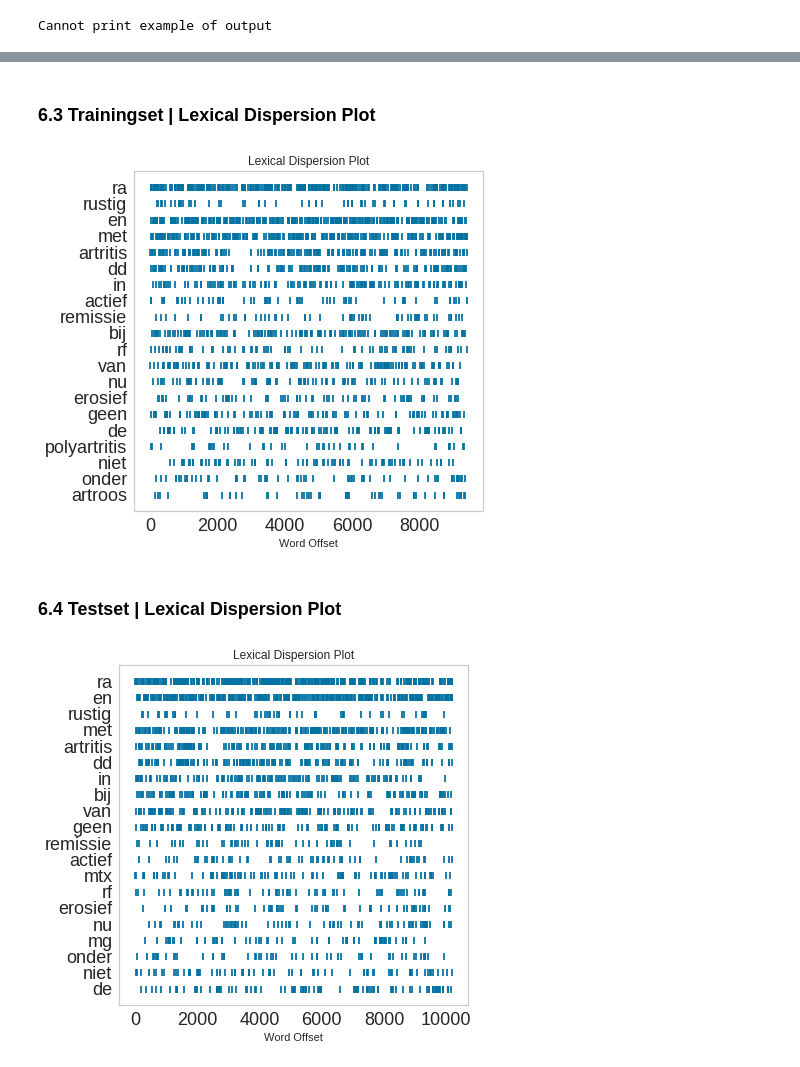
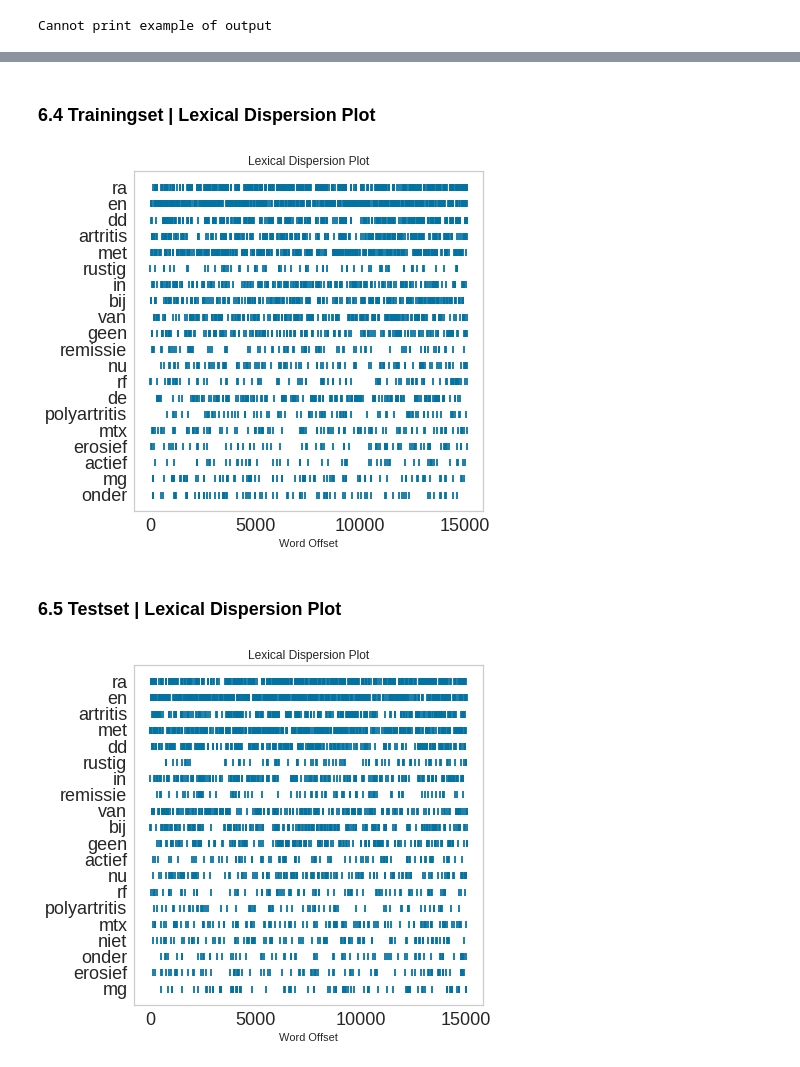
Before and after one commit to levrex/DiagnosisExtraction_ML, a Jupyter notebook: Notebook_Diagnosis_Extraction.ipynb, the cells around one changed output, grey strips where cells are left out. Drawn from its saved outputs; the diff is of its cells as text; code cells hidden in the pictures.

```diff
--- a/Notebook_Diagnosis_Extraction.ipynb
+++ b/Notebook_Diagnosis_Extraction.ipynb
@@ -138,9 +128,8 @@ if (balance):
 ### 1.3 Splitting annotated set on both the textual data and the label (Y)
 # %%
 X = radiag_df['XANTWOORD'].values
-y = radiag_df[['ID', 'Outcome']].values
-y_tot = radiag_df['Outcome'].values
-y_b = np.array([bc.binarize(val) for val in y_tot])
+y = radiag_df['Outcome'].values
+y_b = np.array([bc.binarize(val) for val in y])
 # %% [markdown]
 ### 1.4 Visualizing the data
 #### Plot: Prevalence of RA-cases
@@ -193,35 +185,35 @@ Listed below are the following models: Naive Bayes, Gradient Boosting, Neural Ne
 # %%
 pipe_list = [
     # Naive Bayes - 0
-    Pipeline([('vect', TfidfVectorizer()),
+    Pipeline([('vect', TfidfVectorizer(ngram_range=(1, 3))),
                 ('clf', MultinomialNB()),
             ]),
     # Gradient Boosting - 1
-    Pipeline([('vect', TfidfVectorizer()),
+    Pipeline([('vect', TfidfVectorizer(ngram_range=(1, 3))),
                 ('clf', ske.GradientBoostingClassifier(random_state=SEED))
             ]),
     # Neural Networks - 2
-    Pipeline([('vect', TfidfVectorizer()),
+    Pipeline([('vect', TfidfVectorizer(ngram_range=(1, 3))),
                 ('clf', MLPClassifier(solver='lbfgs', random_state=SEED)), # hidden_layer_sizes=(5, 2), ,
             ]),
     # Decision Tree - 3
-    Pipeline([('vect', TfidfVectorizer()),
+    Pipeline([('vect', TfidfVectorizer(ngram_range=(1, 3))),
                 ('clf', tree.DecisionTreeClassifier(random_state=SEED)),
             ]),
     # XGB classifier 4
-    Pipeline([('vect', TfidfVectorizer()),
+    Pipeline([('vect', TfidfVectorizer(ngram_range=(1, 3))),
                 ('clf', XGBClassifier(random_state=SEED)), # learning_rate=0.1,n_estimators=100,
             ]),
     # SVM 5 - NuSVC probability
-    Pipeline([('vect', TfidfVectorizer()),
+    Pipeline([('vect', TfidfVectorizer(ngram_range=(1, 3))),
                 ('clf', NuSVC(probability=True,random_state=SEED)),
             ]),
     # Random Forest 6
-    Pipeline([('vect', TfidfVectorizer()),
+    Pipeline([('vect', TfidfVectorizer(ngram_range=(1, 3))),
                 ('clf', RandomForestClassifier(random_state=SEED)), # n_estimators=100, max_depth=2,
             ]),
-    # Dummy 6
-    Pipeline([('vect', TfidfVectorizer()),
+    # Dummy 7
+    Pipeline([('vect', TfidfVectorizer(ngram_range=(1, 3))),
                 ('clf', DummyClassifier(random_state=SEED)),
             ]),
     ]
@@ -239,19 +231,15 @@ Visualize performance of the models in ROC curve
 
 - Note: the ROC curve of the decision tree estimator cant be assessed with the standard plotCrossValidationROC function, because it doesn't calculate the probabilities. Therefore, the function plotBinaryROC is utilized to estimate the decision tree ROC.
 # %%
-import matplotlib.pyplot as plt
-import importlib
-importlib.reload(bc)
-
-lbls = ['Naive Bayes', 'Gradient Boosting', 'Neural Networks', 'XGBoost', 'SVM', 'Random Forest', 'Dummy']
+lbls = ['Naive Bayes', 'Gradient Boosting', 'Neural Networks', 'XGBoost', 'SVM', 'Random Forest', 'Dummy'] #
 
 l_folds = bc.preset_CV10Folds(X)
 filtered_pipe = pipe_list[:3] + pipe_list[4:8] # exclude decision -> because it cant assess the probabilities!
 plt.rcParams.update({'font.size': 25})
 plt.figure(figsize=(16,12))
 
-plt, ref_auc, auc_ref, fitted_wm = bc.plotCustomModelROC(WordMatching, X, y_tot, l_folds, 'Word Matching', 'r', '--') # custom made roc
-plt, dt_auc, auc_dt, fitted_dt = bc.plotBinaryROC(pipe_list[3], 'Decision Tree', X, y_tot, l_folds, 'y')
-plt, d_aucs, fitted_models = bc.plotCrossValidationROC(filtered_pipe,'ROC curve for different classification methods', lbls, X, y_tot, l_folds, ref_auc)
+plt, ref_auc, auc_ref, fitted_wm = bc.plotCustomModelROC(WordMatching, X, y, l_folds, 'Word Matching', 'r', '--') # custom made roc
+plt, dt_auc, auc_dt, fitted_dt = bc.plotBinaryROC(pipe_list[3], 'Decision Tree', X, y, l_folds, 'y')
+plt, d_aucs, fitted_models = bc.plotCrossValidationROC(filtered_pipe,'ROC curve for different classification methods', lbls, X, y, l_folds, ref_auc)
 plt.savefig('figures/ROC_curve_all_methods.png', bbox_inches='tight')
 # %% [output]
@@ -327,7 +321,7 @@ loaded_model = pickle.load(open(filename, 'rb'))
 ## Step 5: Evaluate best Model
 Determine cut-off
 # %%
-gbm_model = fitted_models['XGBoost']
+gbm_model = fitted_models['Gradient Boosting']
 
 # Import the fitted model + fold information + the optimal cut_off
 estimator = gbm_model[2] # the entire pipeline
@@ -335,7 +329,6 @@ classifier = estimator.steps[1] # only the classifier
 test_index = gbm_model[3] # use this to get the test set of the k-fold
 train_index = gbm_model[4] # use this to get the trainingset of the k-fold
 cut_off = gbm_model[5]
-
 # Apply the cut-off on the probabilities -> to assess the predictions
 l_pred = [int(gbm_model[0][i] >= cut_off) for i in range(len(gbm_model[0]))]
 # %% [markdown]
@@ -440,13 +442,13 @@ plt.show()
 # %% [markdown]
-### 6.3 Trainingset | Lexical Dispersion Plot
+### 6.4 Trainingset | Lexical Dispersion Plot
 # %%
-bc.plotLexicalDispersion(X[train_index])
+bc.plotLexicalDispersion(X[train_index], ngram_range = (1,1))
 # %% [output]
-[figure, old version]
+[figure, new version]
 # %% [markdown]
-### 6.4 Testset | Lexical Dispersion Plot
+### 6.5 Testset | Lexical Dispersion Plot
 # %%
-bc.plotLexicalDispersion(X[test_index])
+bc.plotLexicalDispersion(X[test_index], ngram_range = (1,1))
 # %% [output]
-[figure, old version]
+[figure, new version]
 # %% [markdown]
```
Also changed, not shown: parts of 29 cells of this notebook, 15 other files.
